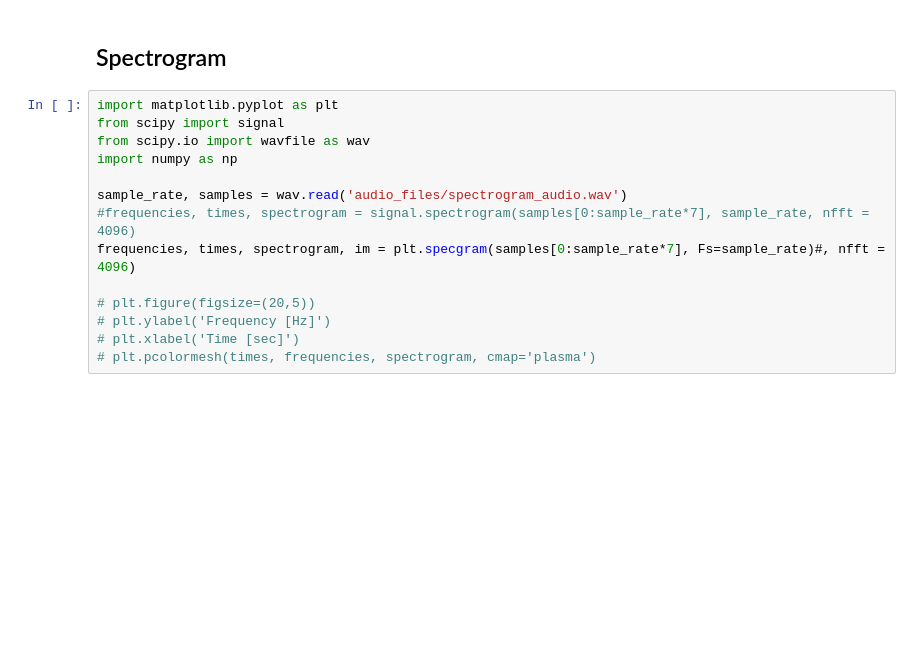
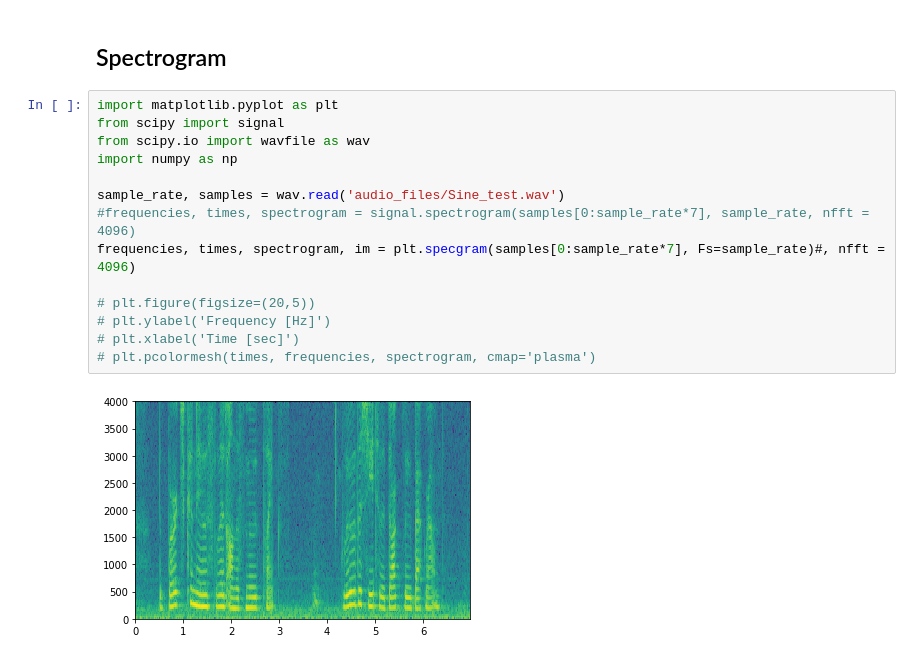
Before and after one commit to rmhanchate/SAMP2020_course_material, a Jupyter notebook: Signal_Processing_Basics.ipynb, the cells around one changed output. Saved outputs shown, nothing was run; the diff lists cells and outputs as text; blank space fills up the shorter version.

```diff
--- a/Signal_Processing_Basics.ipynb
+++ b/Signal_Processing_Basics.ipynb
@@ -184,14 +193,16 @@ plt.show()
 # %%
 import matplotlib.pyplot as plt
 from scipy import signal
 from scipy.io import wavfile as wav
 import numpy as np
 
-sample_rate, samples = wav.read('audio_files/spectrogram_audio.wav')
+sample_rate, samples = wav.read('audio_files/Sine_test.wav')
 #frequencies, times, spectrogram = signal.spectrogram(samples[0:sample_rate*7], sample_rate, nfft = 4096)
 frequencies, times, spectrogram, im = plt.specgram(samples[0:sample_rate*7], Fs=sample_rate)#, nfft = 4096)
 
 # plt.figure(figsize=(20,5))
 # plt.ylabel('Frequency [Hz]')
 # plt.xlabel('Time [sec]')
 # plt.pcolormesh(times, frequencies, spectrogram, cmap='plasma')
+# %% [output]
+[figure, added]
```
Also changed, not shown: parts of 7 cells of this notebook, 14 other files.
